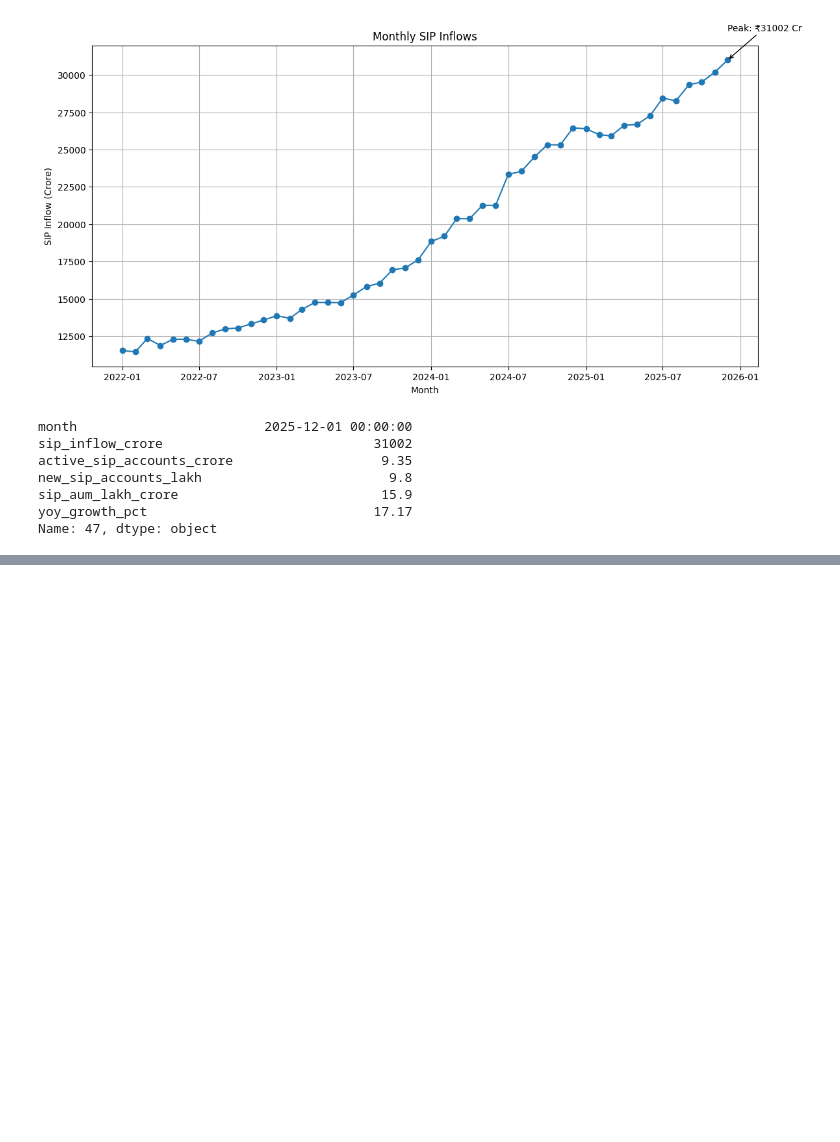
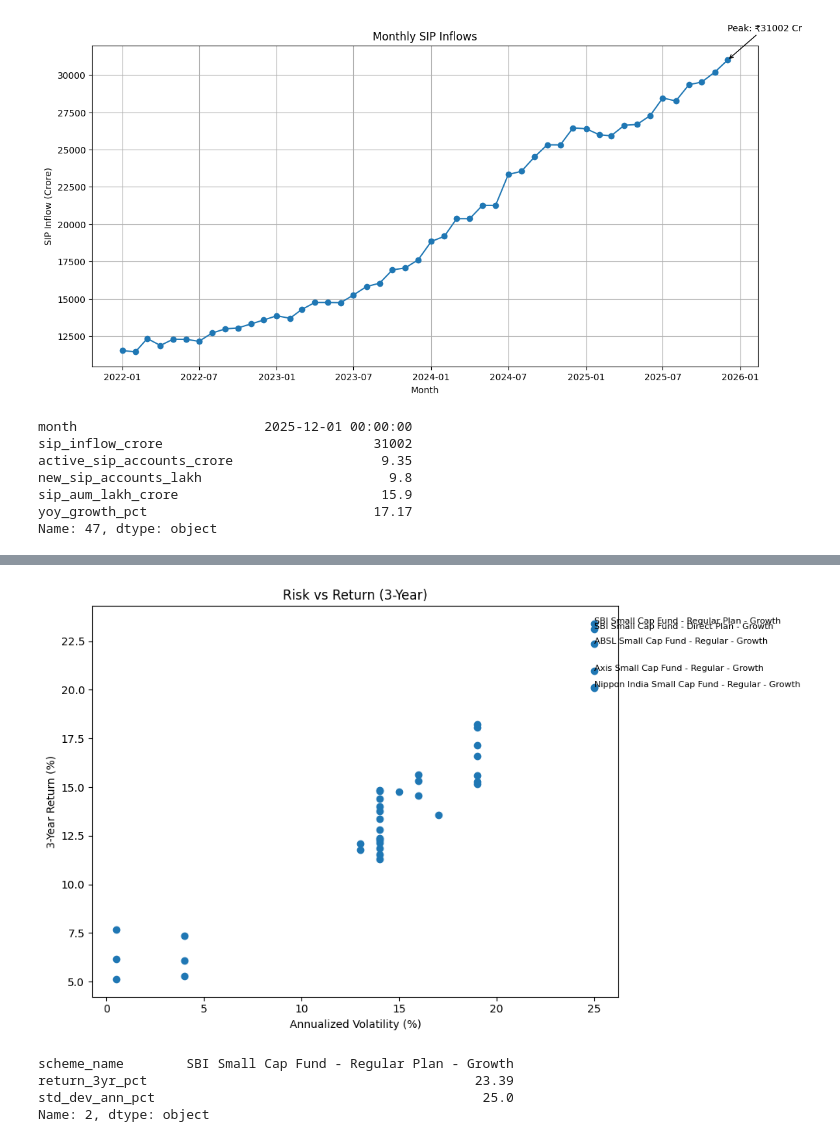
Before and after one commit to teja-311/mutual-fund-analytics, a Jupyter notebook: notebooks/EDA_Analysis.ipynb, the cells around one changed output, grey strips where cells are left out. Saved outputs shown, nothing was run; the diff lists cells and outputs as text; code cells hidden in the pictures; blank space fills up the shorter version.

```diff
--- a/notebooks/EDA_Analysis.ipynb
+++ b/notebooks/EDA_Analysis.ipynb
@@ -120,0 +233,52 @@ Name: 47, dtype: object
+# %%
+import pandas as pd
+import matplotlib.pyplot as plt
+
+perf = pd.read_csv("../data/processed/clean_scheme_performance.csv")
+plt.figure(figsize=(10,6))
+
+plt.scatter(
+    perf["std_dev_ann_pct"],
+    perf["return_3yr_pct"]
+)
+
+top5 = perf.nlargest(5, "return_3yr_pct")
+
+for _, row in top5.iterrows():
+    plt.annotate(
+        row["scheme_name"],
+        (
+            row["std_dev_ann_pct"],
+            row["return_3yr_pct"]
+        ),
+        fontsize=8
+    )
+
+plt.title("Risk vs Return (3-Year)")
+plt.xlabel("Annualized Volatility (%)")
+plt.ylabel("3-Year Return (%)")
+
+plt.tight_layout()
+
+plt.savefig("../charts/risk_vs_return.png")
+
+plt.show()
+# %% [output]
+[figure, added]
+# %%
+top_return = perf.loc[
+    perf["return_3yr_pct"].idxmax()
+]
+
+print(
+    top_return[
+        ["scheme_name",
+         "return_3yr_pct",
+         "std_dev_ann_pct"]
+    ]
+)
+# %% [output]
+scheme_name        SBI Small Cap Fund - Regular Plan - Growth
+return_3yr_pct                                          23.39
+std_dev_ann_pct                                          25.0
+Name: 2, dtype: object
```
Also changed, not shown: parts of 16 cells of this notebook, 6 other files.
